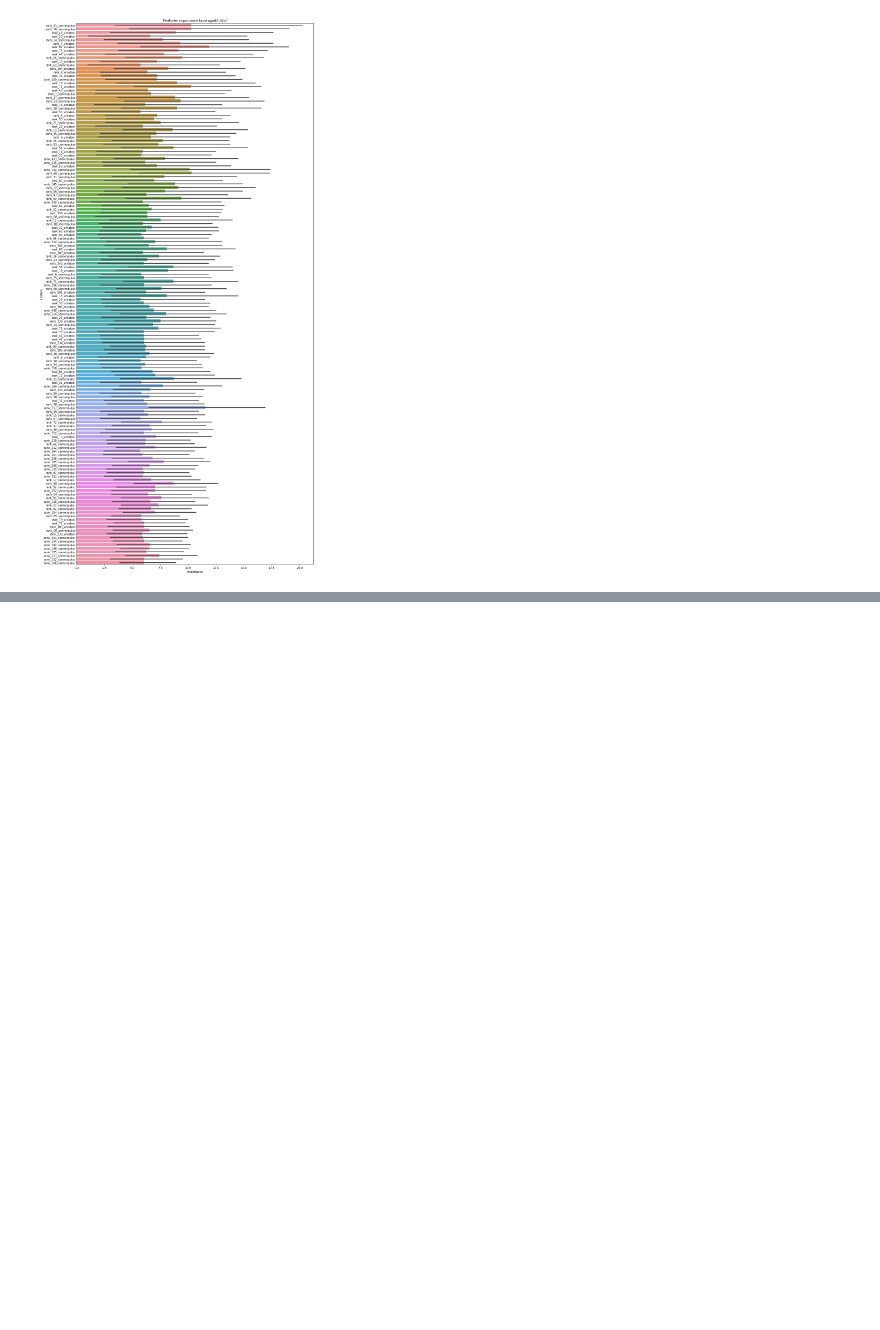
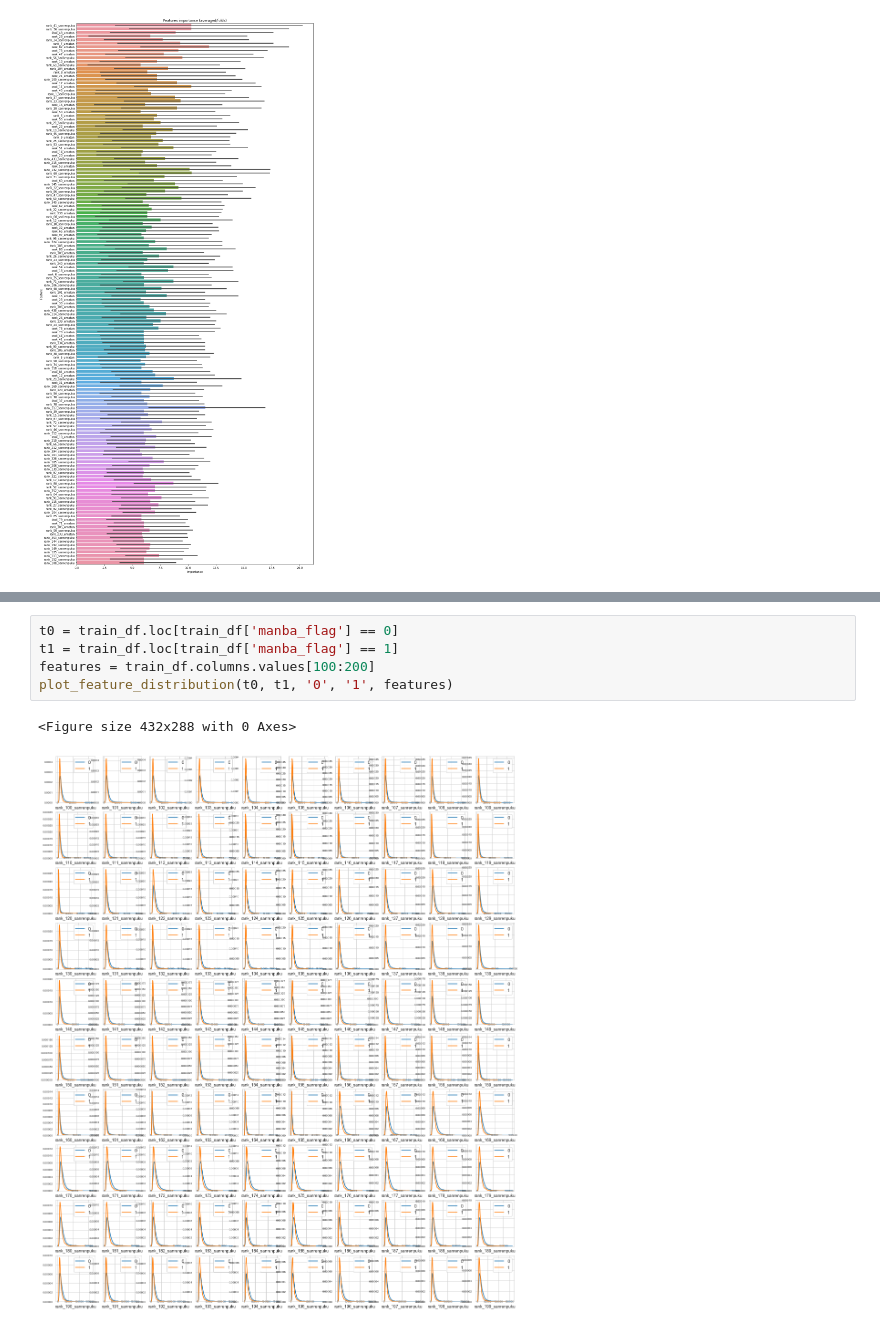
Before and after one commit to HirokiNarita/keiba_prediction, a Jupyter notebook: manba_model.ipynb, the cells around one changed output, grey strips where cells are left out. Drawn from its saved outputs; the diff is of its cells as text; blank space fills up the shorter version.

```diff
--- a/manba_model.ipynb
+++ b/manba_model.ipynb
@@ -243,0 +386,8 @@ KeyboardInterrupt:
+# %%
+t0 = train_df.loc[train_df['manba_flag'] == 0]
+t1 = train_df.loc[train_df['manba_flag'] == 1]
+features = train_df.columns.values[100:200]
+plot_feature_distribution(t0, t1, '0', '1', features)
+# %% [output]
+<Figure size 432x288 with 0 Axes>
+[figure, added]
```
Also changed, not shown: parts of 60 cells of this notebook, 1 other file.
